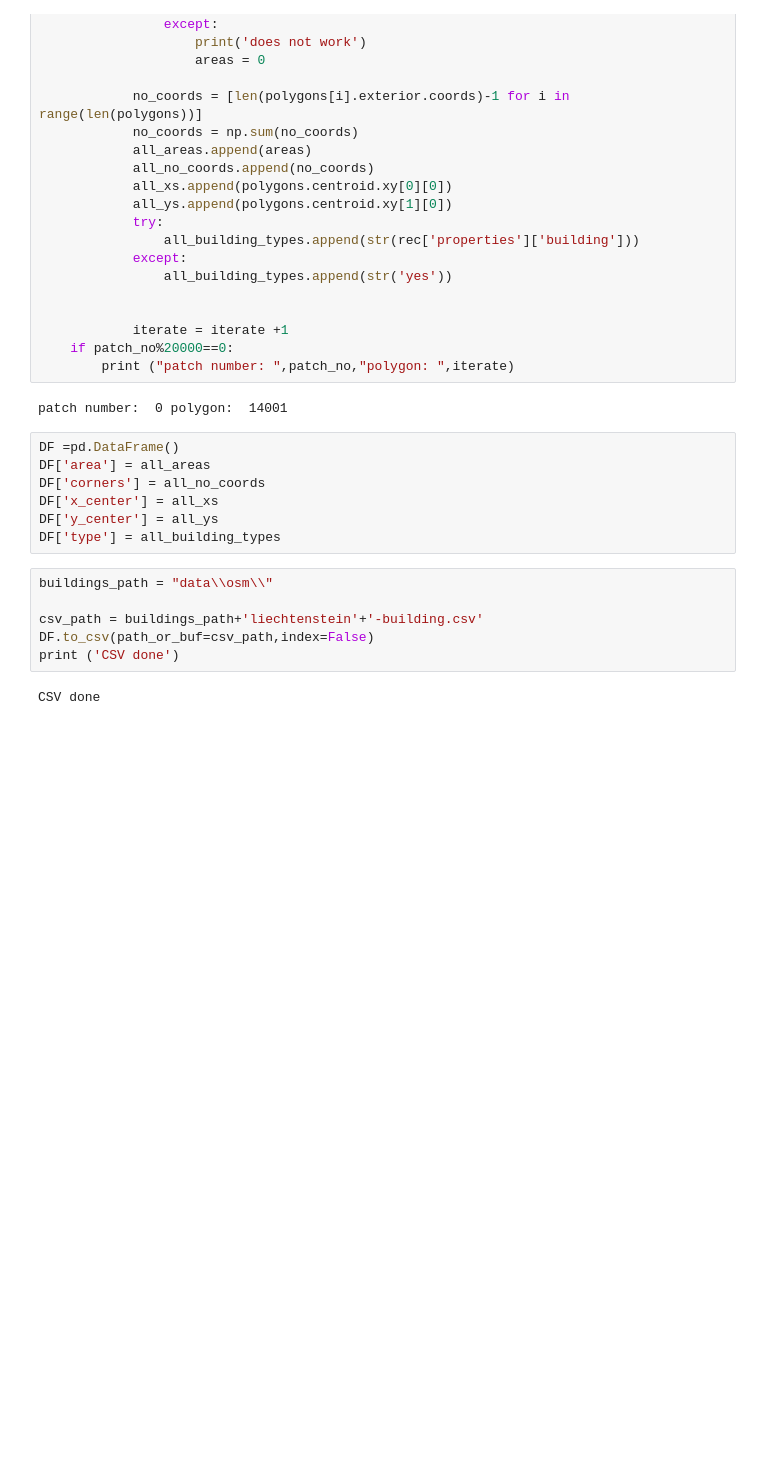
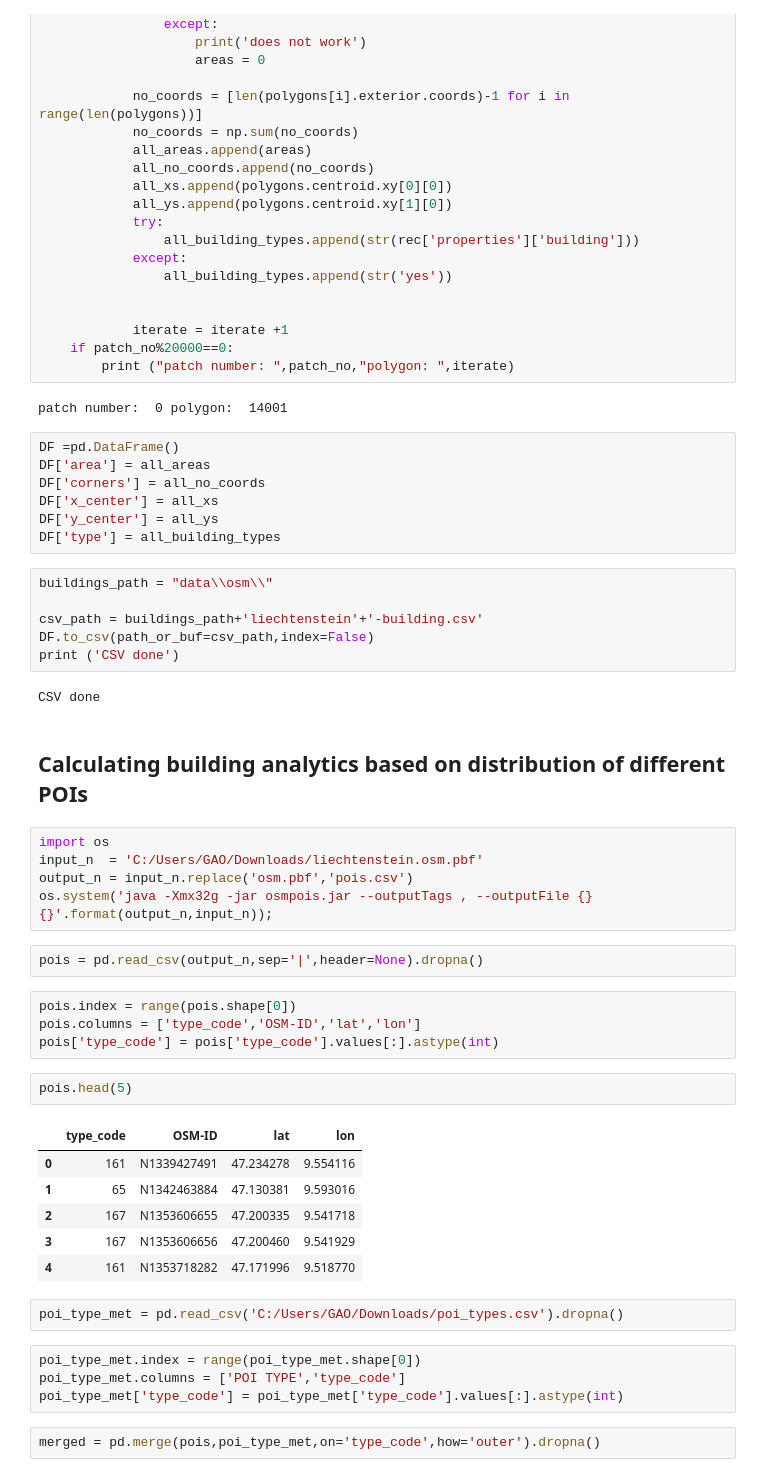
Before and after one commit to GAnagno/Social-Web, a Jupyter notebook: OSM.ipynb, the cells around one changed output. Saved outputs shown, nothing was run; the diff lists cells and outputs as text; blank space fills up the shorter version.

```diff
--- a/OSM.ipynb
+++ b/OSM.ipynb
@@ -125,3 +127,33 @@ DF.to_csv(path_or_buf=csv_path,index=False)
 print ('CSV done')
 # %% [output]
 CSV done
+# %% [markdown]
+## Calculating building analytics based on distribution of different POIs
+# %%
+import os
+input_n  = 'C:/Users/GAO/Downloads/liechtenstein.osm.pbf'
+output_n = input_n.replace('osm.pbf','pois.csv')
+os.system('java -Xmx32g -jar osmpois.jar --outputTags , --outputFile {} {}'.format(output_n,input_n));
+# %%
+pois = pd.read_csv(output_n,sep='|',header=None).dropna()
+# %%
+pois.index = range(pois.shape[0])
+pois.columns = ['type_code','OSM-ID','lat','lon']
+pois['type_code'] = pois['type_code'].values[:].astype(int)
+# %%
+pois.head(5)
+# %% [output]
+|  | type_code | OSM-ID | lat | lon |
+| 0 | 161 | N1339427491 | 47.234278 | 9.554116 |
+| 1 | 65 | N1342463884 | 47.130381 | 9.593016 |
+| 2 | 167 | N1353606655 | 47.200335 | 9.541718 |
+| 3 | 167 | N1353606656 | 47.200460 | 9.541929 |
+| 4 | 161 | N1353718282 | 47.171996 | 9.518770 |
+# %%
+poi_type_met = pd.read_csv('C:/Users/GAO/Downloads/poi_types.csv').dropna()
+# %%
+poi_type_met.index = range(poi_type_met.shape[0])
+poi_type_met.columns = ['POI TYPE','type_code']
+poi_type_met['type_code'] = poi_type_met['type_code'].values[:].astype(int)
+# %%
+merged = pd.merge(pois,poi_type_met,on='type_code',how='outer').dropna()
```
Also changed, not shown: parts of 9 cells of this notebook.
